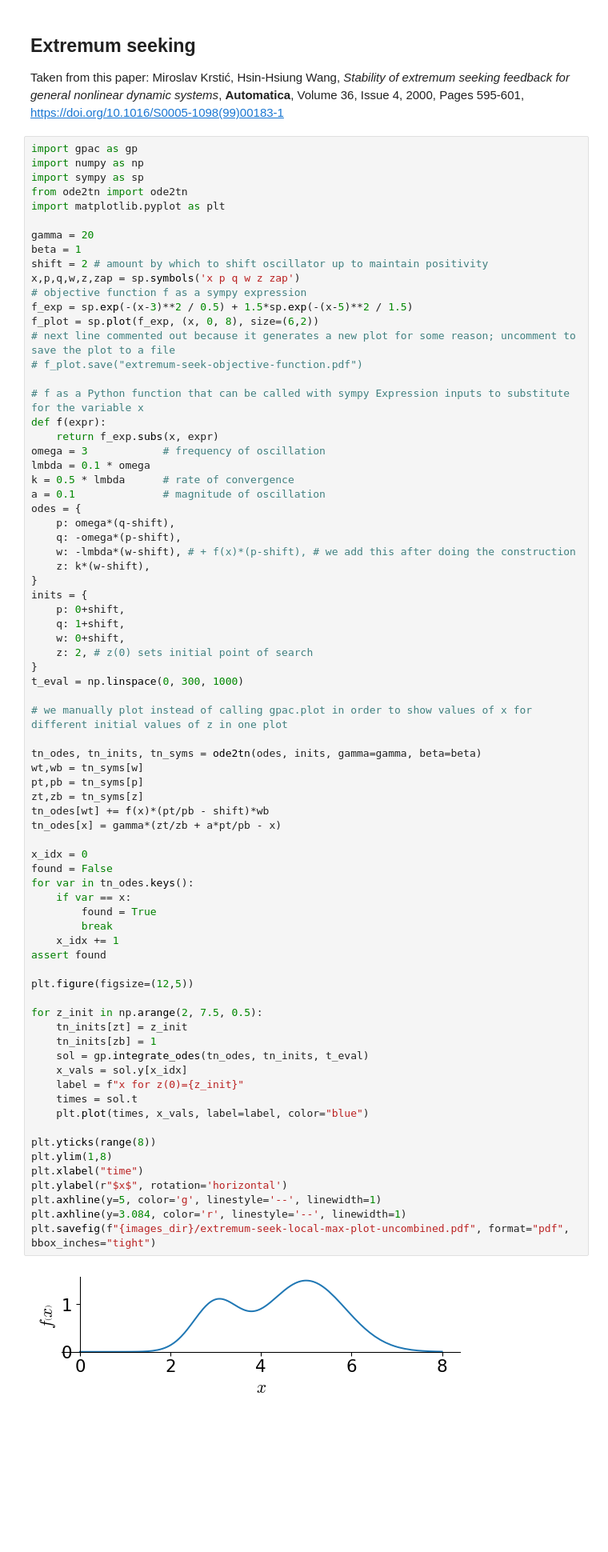
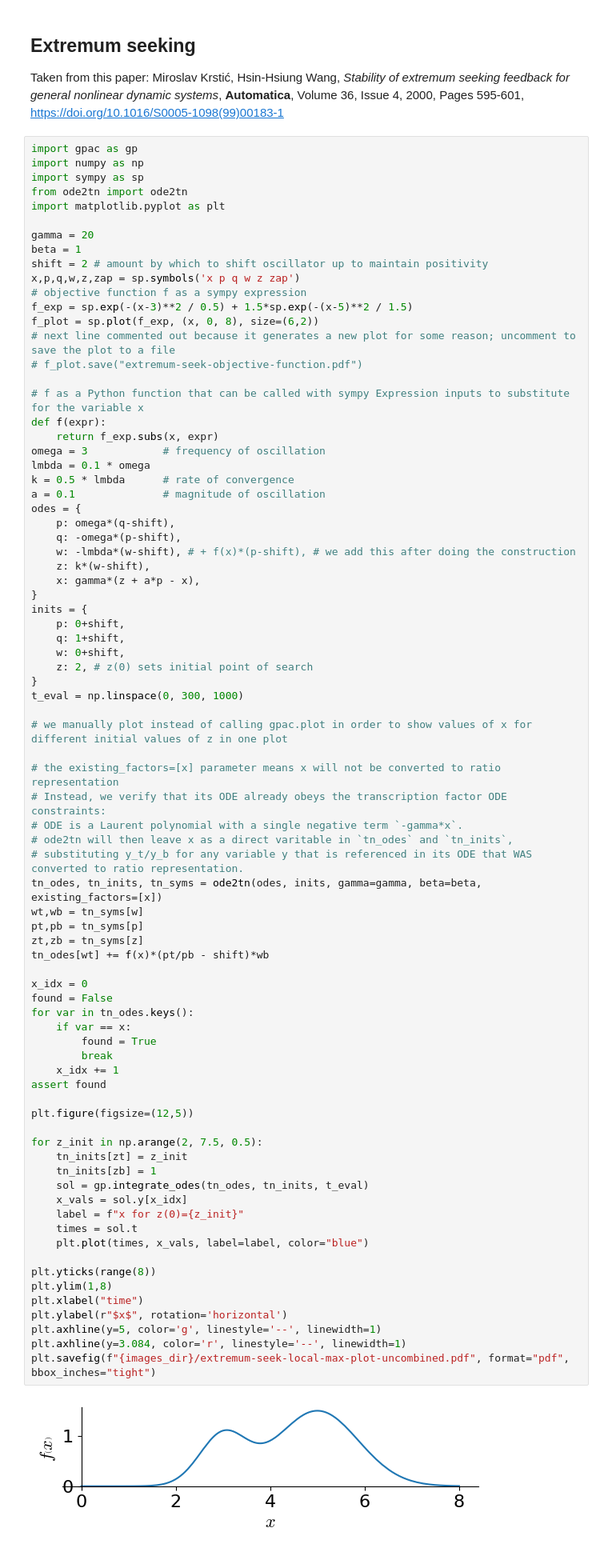
Before and after one commit to UC-Davis-molecular-computing/ode2tn, a Jupyter notebook: notebook.ipynb, the cells around one changed output. Shown at 80% size. Drawn from its saved outputs; the diff is of its cells as text; blank space fills up the shorter version.

Commit message:
added `existing_factors` parameter to leave some factors alone in the original ODEs other than substituting in the ODE other variables that were changed to ratio representation

```diff
--- a/notebook.ipynb
+++ b/notebook.ipynb
@@ -506,6 +506,7 @@ odes = {
     q: -omega*(p-shift),
     w: -lmbda*(w-shift), # + f(x)*(p-shift), # we add this after doing the construction
     z: k*(w-shift),
+    x: gamma*(z + a*p - x),
 }
 inits = {
     p: 0+shift,
@@ -517,42 +518,46 @@ t_eval = np.linspace(0, 300, 1000)
 
 # we manually plot instead of calling gpac.plot in order to show values of x for different initial values of z in one plot
 
-tn_odes, tn_inits, tn_syms = ode2tn(odes, inits, gamma=gamma, beta=beta)
+# the existing_factors=[x] parameter means x will not be converted to ratio representation
+# Instead, we verify that its ODE already obeys the transcription factor ODE constraints:
+# ODE is a Laurent polynomial with a single negative term `-gamma*x`.
+# ode2tn will then leave x as a direct varitable in `tn_odes` and `tn_inits`,
+# substituting y_t/y_b for any variable y that is referenced in its ODE that WAS converted to ratio representation.
+tn_odes, tn_inits, tn_syms = ode2tn(odes, inits, gamma=gamma, beta=beta, existing_factors=[x])
 wt,wb = tn_syms[w]
 pt,pb = tn_syms[p]
 zt,zb = tn_syms[z]
 tn_odes[wt] += f(x)*(pt/pb - shift)*wb
-tn_odes[x] = gamma*(zt/zb + a*pt/pb - x)
 
 x_idx = 0
 found = False
 for var in tn_odes.keys():
     if var == x:
         found = True
         break
     x_idx += 1
 assert found
 
 plt.figure(figsize=(12,5))
 
 for z_init in np.arange(2, 7.5, 0.5):
     tn_inits[zt] = z_init
     tn_inits[zb] = 1
     sol = gp.integrate_odes(tn_odes, tn_inits, t_eval)
     x_vals = sol.y[x_idx]
     label = f"x for z(0)={z_init}"
     times = sol.t
     plt.plot(times, x_vals, label=label, color="blue")
 
 plt.yticks(range(8))
 plt.ylim(1,8)
 plt.xlabel("time")
 plt.ylabel(r"$x$", rotation='horizontal')
 plt.axhline(y=5, color='g', linestyle='--', linewidth=1)
 plt.axhline(y=3.084, color='r', linestyle='--', linewidth=1)
 plt.savefig(f"{images_dir}/extremum-seek-local-max-plot-uncombined.pdf", format="pdf", bbox_inches="tight")
 # %% [output]
-[figure, old version]
+[figure, new version]
 [figure]
 # %% [markdown]
 ## Diverging CRN
```
Also changed, not shown: 4 other files.
